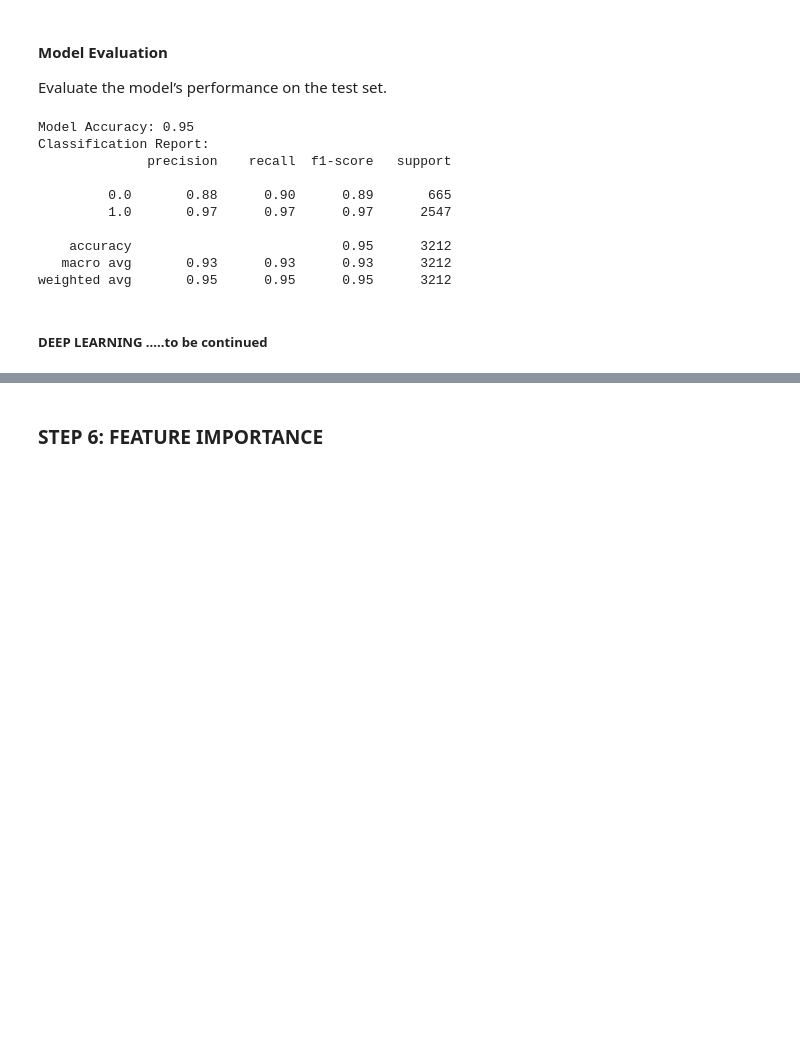
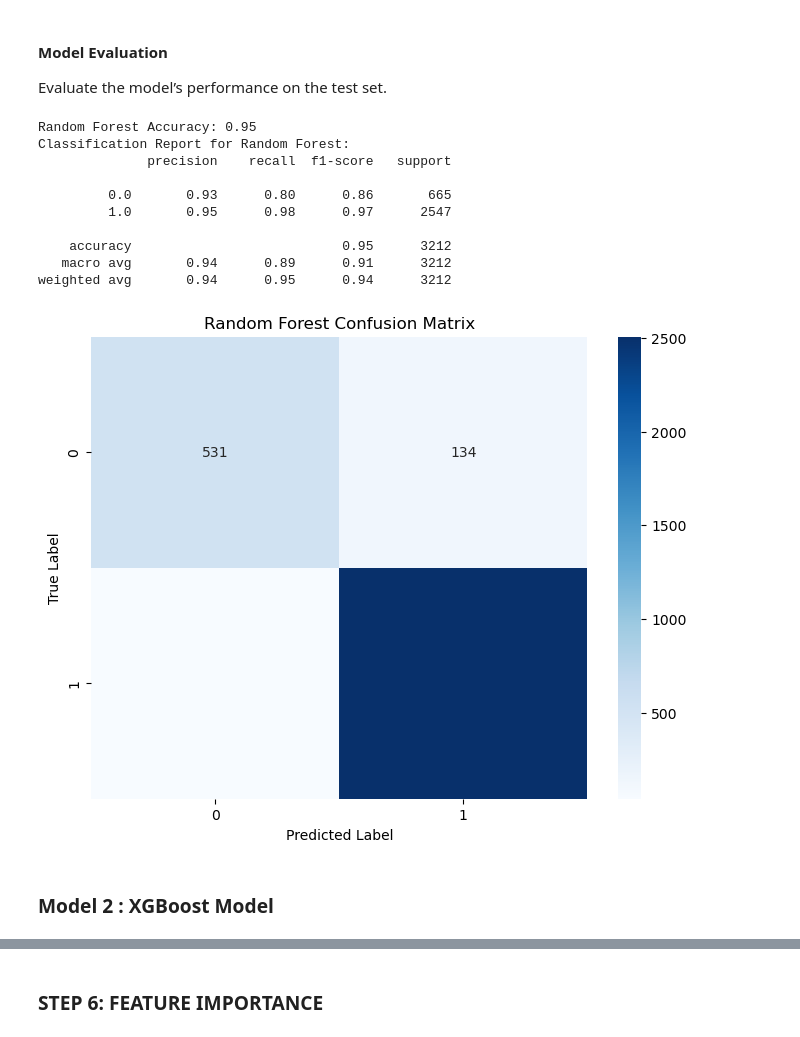
Before and after one commit to ECCHERUIYOT/AI-Powered-Recommendations-For-Melanin-Skin, a Jupyter notebook: index.ipynb, the cells around one changed output, grey strips where cells are left out. Cells and saved outputs as stored; diff of their text form; code cells hidden in the pictures; blank space fills up the shorter version.

Commit message:
Modelling

```diff
--- a/index.ipynb
+++ b/index.ipynb
@@ -583,7 +638,7 @@ Name: product_name, dtype: object
 Now that we’ve vectorized ingredients and review_text, and extracted sentiment scores, we can drop these original columns
 # %%
 # Drop the original text columns
-data = data.drop(columns=['ingredients', 'review_text'])
+data = data.drop(columns=['ingredients'])
 # %% [markdown]
 ##### Preprocess the Data Completely
 - Ensure all columns in X are numeric before applying any model. We’ve already converted most columns using TF-IDF, label encoding, and sentiment analysis.
@@ -638,10 +694,3 @@ X_test.columns = X_test.columns.astype(str)
 # Dropping datetime columns from training data
 X_train = X_train.select_dtypes(exclude=['datetime64'])
 X_test = X_test.select_dtypes(exclude=['datetime64'])
-
-# Model Training
-classifier = RandomForestClassifier(random_state=42)
-classifier.fit(X_train, y_train)
-
-# Predict on test data
-y_pred = classifier.predict(X_test)
@@ -648,24 +703,53 @@ y_pred = classifier.predict(X_test)
+# %%
+from sklearn.pipeline import Pipeline
+# Manually one-hot encode categorical columns in training and test sets
+X_train_encoded = pd.get_dummies(X_train, columns=['skin_tone_category'], drop_first=True)
+X_test_encoded = pd.get_dummies(X_test, columns=['skin_tone_category'], drop_first=True)
+
+# Align columns in X_test_encoded with X_train_encoded in case of any missing columns
+X_test_encoded = X_test_encoded.reindex(columns=X_train_encoded.columns, fill_value=0)
+
+# Create a pipeline with only the classifier (no need for preprocessor)
+pipeline = Pipeline(steps=[
+    ('classifier', RandomForestClassifier(random_state=42))
+])
+# %%
+# Fit the pipeline on the encoded training data
+pipeline.fit(X_train_encoded, y_train)
+
+# Predict on the encoded test data
+y_pred = pipeline.predict(X_test_encoded)
 # %% [markdown]
 #### Model Evaluation
 Evaluate the model’s performance on the test set.
-# %%
-# Calculate accuracy
-accuracy = accuracy_score(y_test, y_pred)
-print(f"Model Accuracy: {accuracy:.2f}")
-
-# Print classification report for more detailed evaluation
-print("Classification Report:")
-print(classification_report(y_test, y_pred))
-# %% [output]
-Model Accuracy: 0.95
-Classification Report:
-              precision    recall  f1-score   support
-
-         0.0       0.88      0.90      0.89       665
-         1.0       0.97      0.97      0.97      2547
-
-    accuracy                           0.95      3212
-   macro avg       0.93      0.93      0.93      3212
-weighted avg       0.95      0.95      0.95      3212
-# %% [markdown]
-##### DEEP LEARNING .....to be continued
+# %%
+# Evaluate the Random Forest model
+accuracy_rf = accuracy_score(y_test, y_pred)
+print(f"Random Forest Accuracy: {accuracy_rf:.2f}")
+
+# Print classification report
+print("Classification Report for Random Forest:")
+print(classification_report(y_test, y_pred))
+
+# Confusion Matrix
+conf_matrix_rf = confusion_matrix(y_test, y_pred)
+plt.figure(figsize=(8, 6))
+sns.heatmap(conf_matrix_rf, annot=True, fmt='d', cmap='Blues')
+plt.title("Random Forest Confusion Matrix")
+plt.xlabel("Predicted Label")
+plt.ylabel("True Label")
+plt.show()
+# %% [output]
+Random Forest Accuracy: 0.95
+Classification Report for Random Forest:
+              precision    recall  f1-score   support
+
+         0.0       0.93      0.80      0.86       665
+         1.0       0.95      0.98      0.97      2547
+
+    accuracy                           0.95      3212
+   macro avg       0.94      0.89      0.91      3212
+weighted avg       0.94      0.95      0.94      3212
+[figure, added]
+# %% [markdown]
+### Model 2 : XGBoost Model
```
Also changed, not shown: parts of 24 cells of this notebook, 1 other file.
